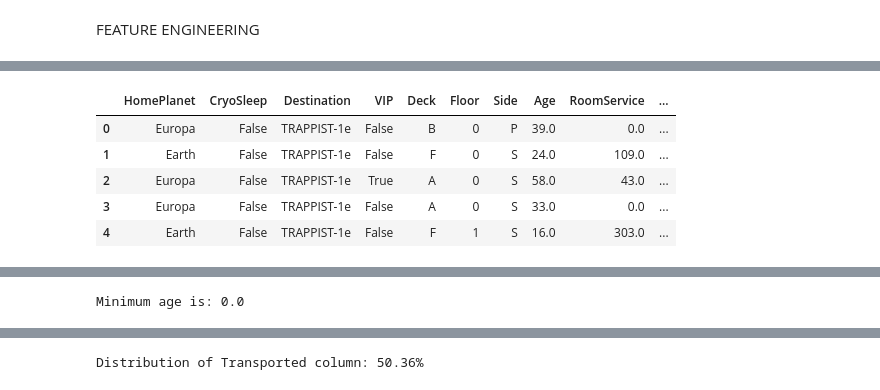
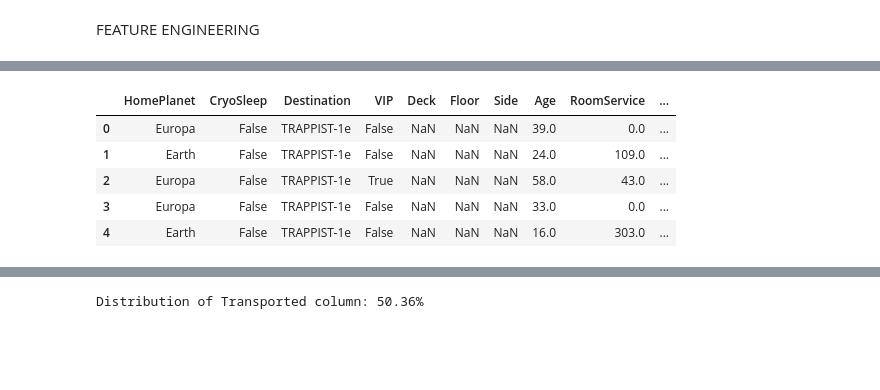
Before and after one commit to RMDS-GroupProject/spaceship_titanic, a Jupyter notebook: test.ipynb, the cells around one changed output, grey strips where cells are left out. Drawn from its saved outputs; the diff is of its cells as text; code cells hidden in the pictures; blank space fills up the shorter version.

```diff
--- a/test.ipynb
+++ b/test.ipynb
@@ -344,3 +345,0 @@ VRDeck              0
-# %%
-data['TotalExpenditure'] = data[['RoomService', 'FoodCourt', 'ShoppingMall', 'Spa', 'VRDeck']].sum(axis=1)
-data.head()
@@ -457,15 +418,15 @@ data.head()
 # %%
 #We will now move Deck, Floor, and Side to be before all the numerical features in the data
-numeric_features = data.select_dtypes(include=['int64', 'float64']).columns
+numeric_features = imputed_data.select_dtypes(include=['int64', 'float64']).columns
 new_cols_order = ['HomePlanet','CryoSleep','Destination', 'VIP', 'Deck', 'Floor', 'Side'] + numeric_features.tolist() + ['Transported']
-data = data.reindex(columns=new_cols_order)
-data.head()
+imputed_data = data.reindex(columns=new_cols_order)
+imputed_data.head()
 # %% [output]
 |  | HomePlanet | CryoSleep | Destination | VIP | Deck | Floor | Side | Age | RoomService | ... |
-| 0 | Europa | False | TRAPPIST-1e | False | B | 0 | P | 39.0 | 0.0 | ... |
-| 1 | Earth | False | TRAPPIST-1e | False | F | 0 | S | 24.0 | 109.0 | ... |
-| 2 | Europa | False | TRAPPIST-1e | True | A | 0 | S | 58.0 | 43.0 | ... |
-| 3 | Europa | False | TRAPPIST-1e | False | A | 0 | S | 33.0 | 0.0 | ... |
-| 4 | Earth | False | TRAPPIST-1e | False | F | 1 | S | 16.0 | 303.0 | ... |
+| 0 | Europa | False | TRAPPIST-1e | False | NaN | NaN | NaN | 39.0 | 0.0 | ... |
+| 1 | Earth | False | TRAPPIST-1e | False | NaN | NaN | NaN | 24.0 | 109.0 | ... |
+| 2 | Europa | False | TRAPPIST-1e | True | NaN | NaN | NaN | 58.0 | 43.0 | ... |
+| 3 | Europa | False | TRAPPIST-1e | False | NaN | NaN | NaN | 33.0 | 0.0 | ... |
+| 4 | Earth | False | TRAPPIST-1e | False | NaN | NaN | NaN | 16.0 | 303.0 | ... |
 # %%
 #Change columns to correct dtype
@@ -495,7 +456,5 @@ TotalExpenditure     float64
 Transported         category
 dtype: object
 # %%
-print(f"Minimum age is: {min(data.Age)}")
+# print(f"Minimum age is: {min(imputed_data.Age)}")
-# %% [output]
-Minimum age is: 0.0
 # %%
```
Also changed, not shown: parts of 30 cells of this notebook, 4 other files.
